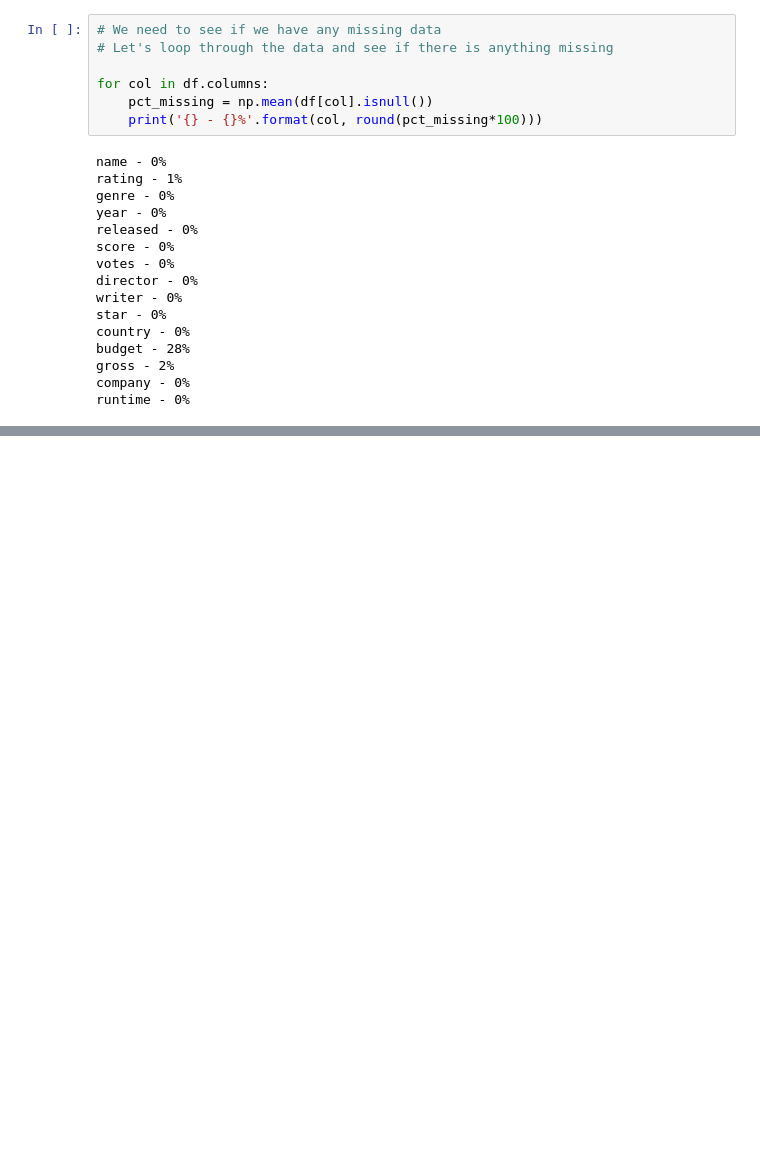
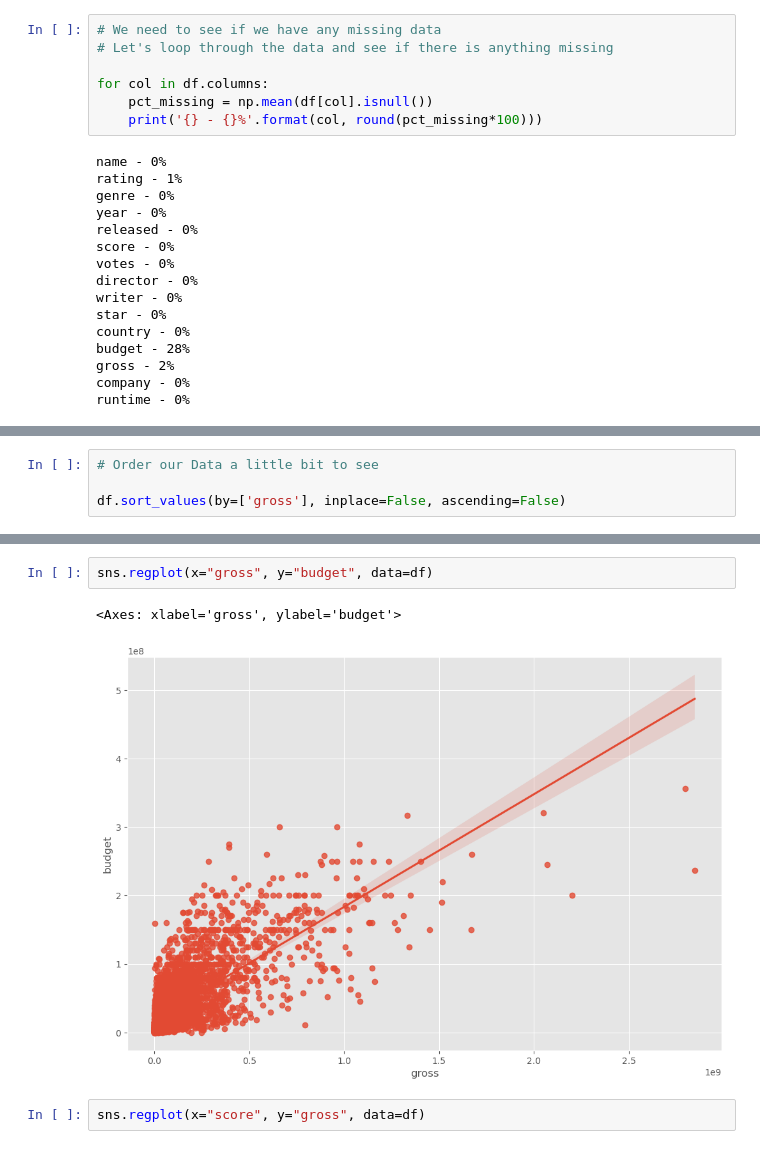
Before and after one commit to JohnKimaiyo/Business-Analyst-Projects, a Jupyter notebook: Python Data Analysis Projects/Industry Corelation Analysis/Movie Industry/Movie Industry.ipynb, the cells around one changed output, grey strips where cells are left out. Saved outputs shown, nothing was run; the diff lists cells and outputs as text; blank space fills up the shorter version.

```diff
--- a/Python Data Analysis Projects/Industry Corelation Analysis/Movie Industry/Movie Industry.ipynb
+++ b/Python Data Analysis Projects/Industry Corelation Analysis/Movie Industry/Movie Industry.ipynb
@@ -98,0 +99,4 @@ df.drop_duplicates()
+# %%
+# Order our Data a little bit to see
+
+df.sort_values(by=['gross'], inplace=False, ascending=False)
@@ -98,0 +117,7 @@ df.drop_duplicates()
+# %%
+sns.regplot(x="gross", y="budget", data=df)
+# %% [output]
+<Axes: xlabel='gross', ylabel='budget'>
+[figure, added]
+# %%
+sns.regplot(x="score", y="gross", data=df)
```
Also changed, not shown: parts of 7 cells of this notebook.
